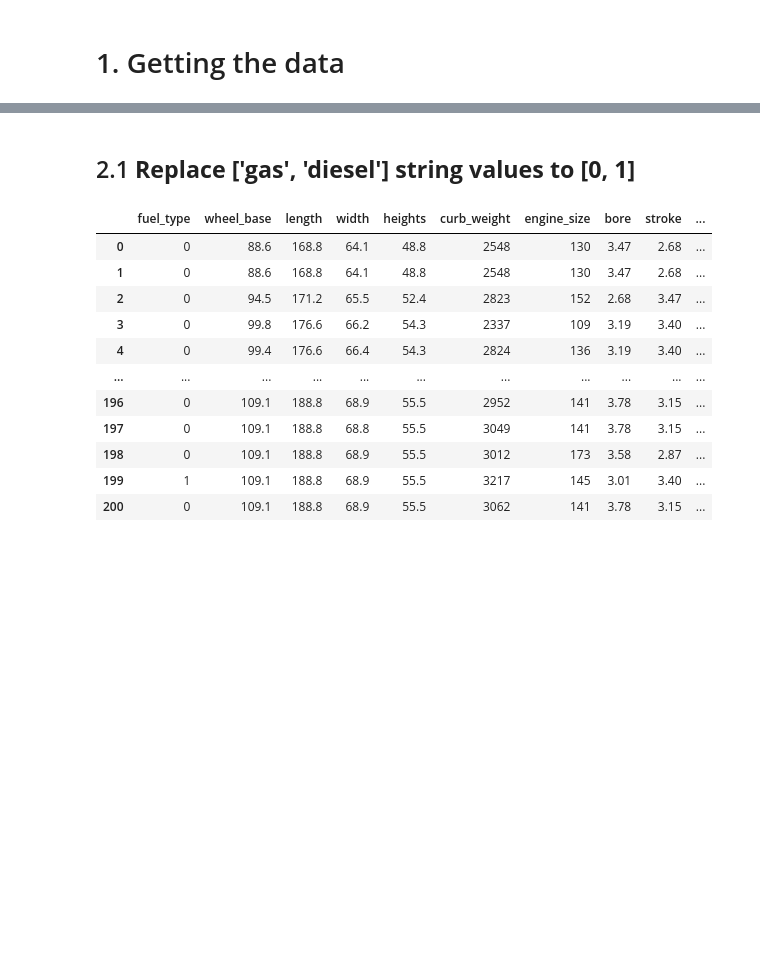
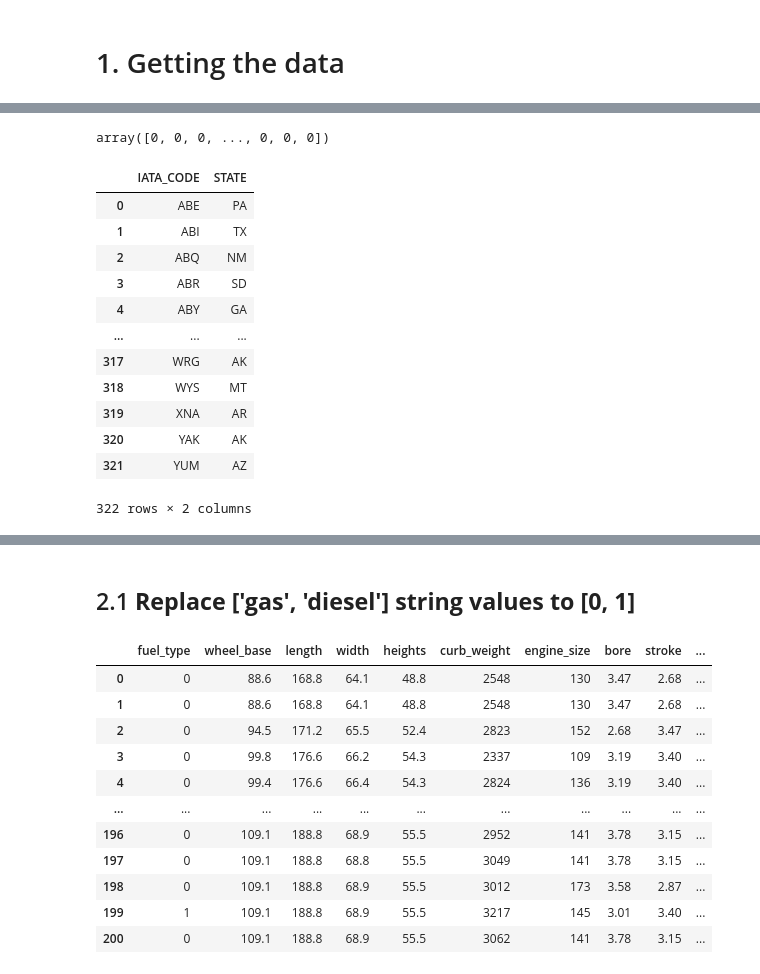
Before and after one commit to EmilioGinzo/Flight-delay, a Jupyter notebook: Project_p676p627_Emilio.ipynb, the cells around one changed output, grey strips where cells are left out. Cells and saved outputs as stored; diff of their text form; code cells hidden in the pictures; blank space fills up the shorter version.

```diff
--- a/Project_p676p627_Emilio.ipynb
+++ b/Project_p676p627_Emilio.ipynb
@@ -186,0 +66,5 @@ df_flights['WEATHER_DELAY'].replace(np.nan, 0, inplace=True)
+# %%
+dependent = np.where(df_flights['WEATHER_DELAY'].notna(), 1, 0)
+dependent
+# %% [output]
+array([0, 0, 0, ..., 0, 0, 0])
@@ -186,0 +78,17 @@ df_flights['WEATHER_DELAY'].replace(np.nan, 0, inplace=True)
+# %%
+df_iata_code_state = df_airports[['IATA_CODE', 'STATE']]
+df_iata_code_state
+# %% [output]
+|  | IATA_CODE | STATE |
+| 0 | ABE | PA |
+| 1 | ABI | TX |
+| 2 | ABQ | NM |
+| 3 | ABR | SD |
+| 4 | ABY | GA |
+| ... | ... | ... |
+| 317 | WRG | AK |
+| 318 | WYS | MT |
+| 319 | XNA | AR |
+| 320 | YAK | AK |
+| 321 | YUM | AZ |
+322 rows × 2 columns
```
Also changed, not shown: parts of 32 cells of this notebook.
